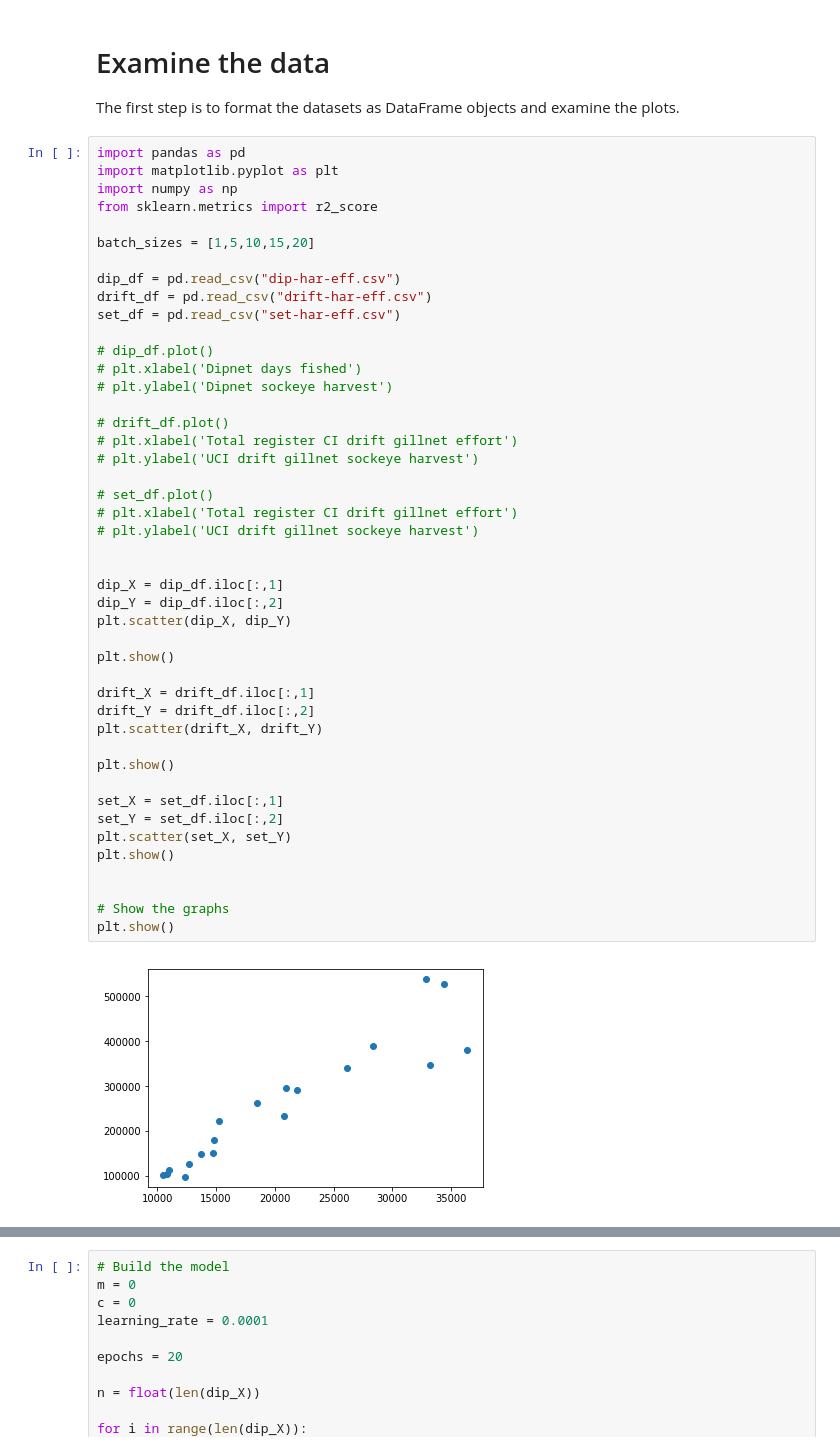
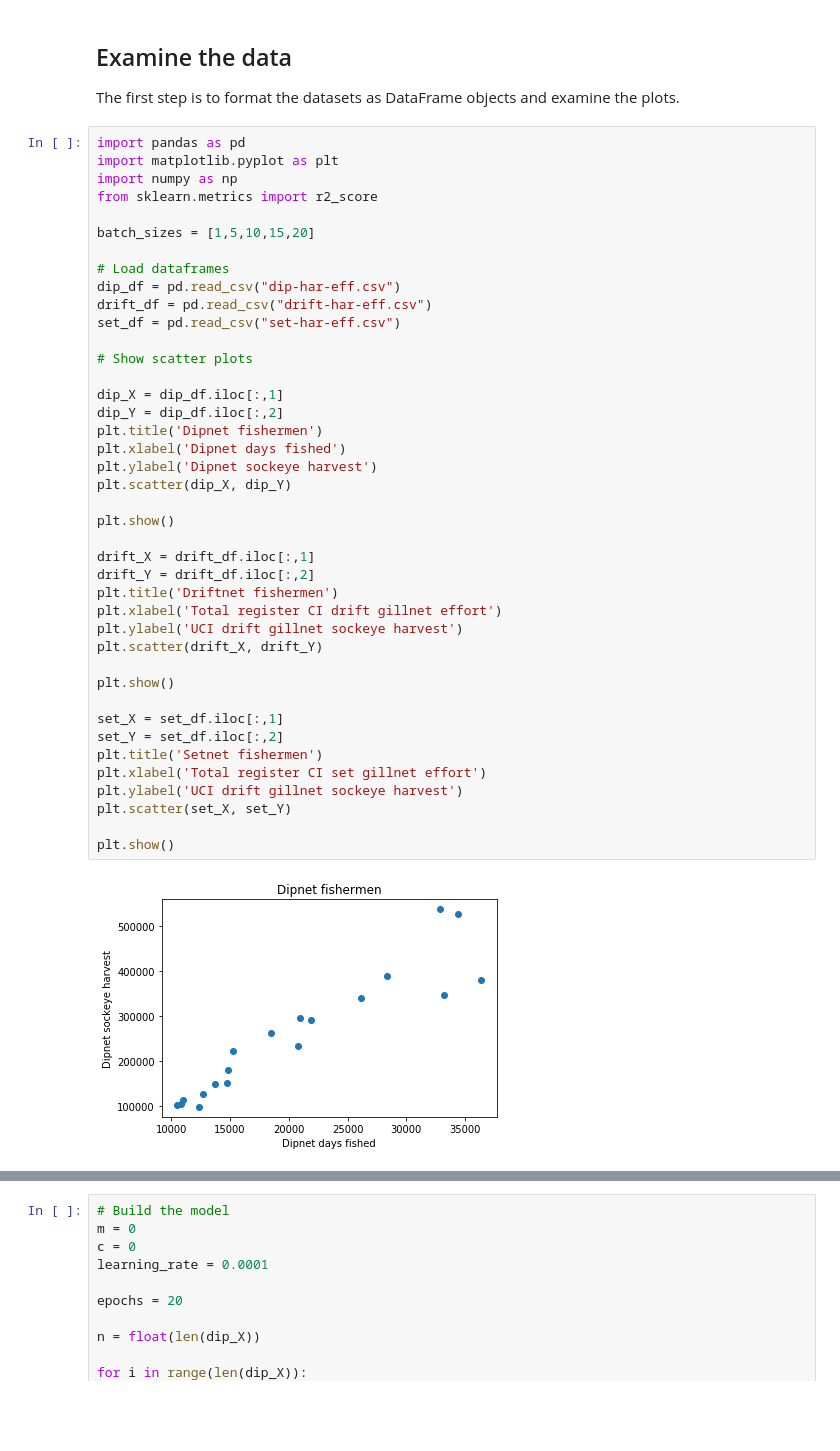
Before and after one commit to NguyenDa18/MachineLearning_HW1, a Jupyter notebook: HW1_pt1_fishery.ipynb, the cells around one changed output, grey strips where cells are left out. Cells and saved outputs as stored; diff of their text form; blank space fills up the shorter version.

```diff
--- a/HW1_pt1_fishery.ipynb
+++ b/HW1_pt1_fishery.ipynb
@@ -25,50 +45,46 @@ for i in n_epochs:
 # %% [markdown]
-# Examine the data
+## Examine the data
 The first step is to format the datasets as DataFrame objects and examine the plots.
 # %%
 import pandas as pd
 import matplotlib.pyplot as plt
 import numpy as np
 from sklearn.metrics import r2_score
 
 batch_sizes = [1,5,10,15,20]
 
+# Load dataframes
 dip_df = pd.read_csv("dip-har-eff.csv")
 drift_df = pd.read_csv("drift-har-eff.csv")
 set_df = pd.read_csv("set-har-eff.csv")
 
-# dip_df.plot()
-# plt.xlabel('Dipnet days fished')
-# plt.ylabel('Dipnet sockeye harvest')
-
-# drift_df.plot()
-# plt.xlabel('Total register CI drift gillnet effort')
-# plt.ylabel('UCI drift gillnet sockeye harvest')
-
-# set_df.plot()
-# plt.xlabel('Total register CI drift gillnet effort')
-# plt.ylabel('UCI drift gillnet sockeye harvest')
-
+# Show scatter plots
 
 dip_X = dip_df.iloc[:,1]
 dip_Y = dip_df.iloc[:,2]
+plt.title('Dipnet fishermen')
+plt.xlabel('Dipnet days fished')
+plt.ylabel('Dipnet sockeye harvest')
 plt.scatter(dip_X, dip_Y)
 
 plt.show()
 
 drift_X = drift_df.iloc[:,1]
 drift_Y = drift_df.iloc[:,2]
+plt.title('Driftnet fishermen')
+plt.xlabel('Total register CI drift gillnet effort')
+plt.ylabel('UCI drift gillnet sockeye harvest')
 plt.scatter(drift_X, drift_Y)
 
 plt.show()
 
 set_X = set_df.iloc[:,1]
 set_Y = set_df.iloc[:,2]
+plt.title('Setnet fishermen')
+plt.xlabel('Total register CI set gillnet effort')
+plt.ylabel('UCI drift gillnet sockeye harvest')
 plt.scatter(set_X, set_Y)
+
 plt.show()
-
-
-# Show the graphs
-plt.show()
 # %% [output]
-[figure, old version]
+[figure, new version]
```
Also changed, not shown: parts of 7 cells of this notebook.
